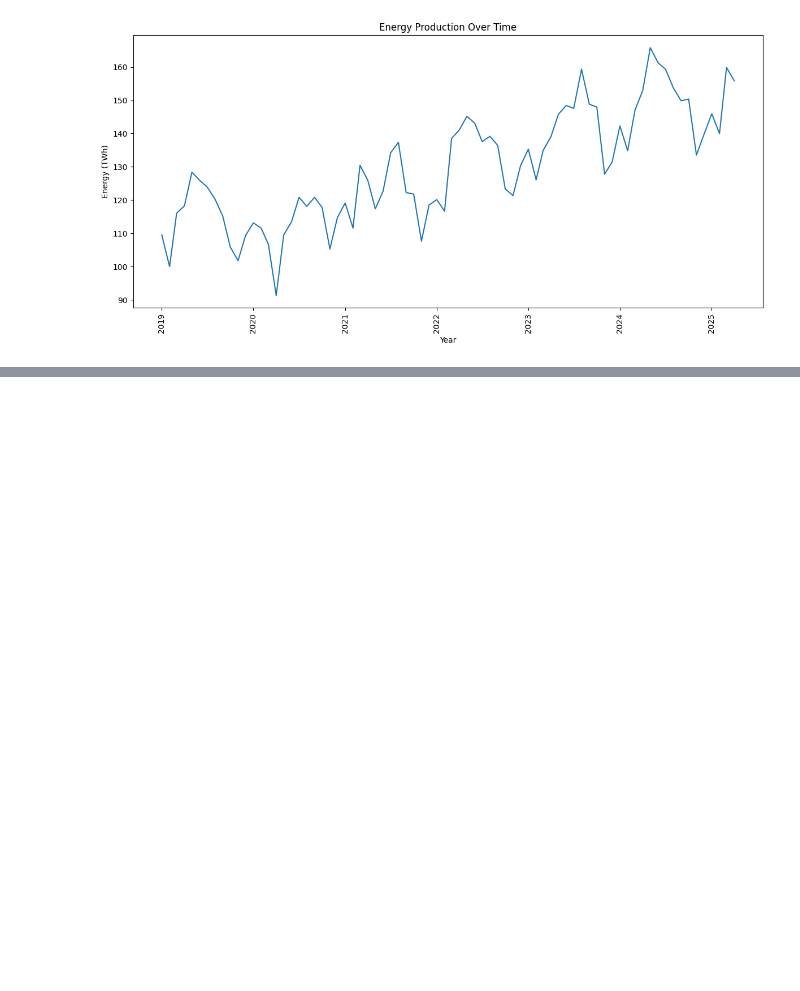
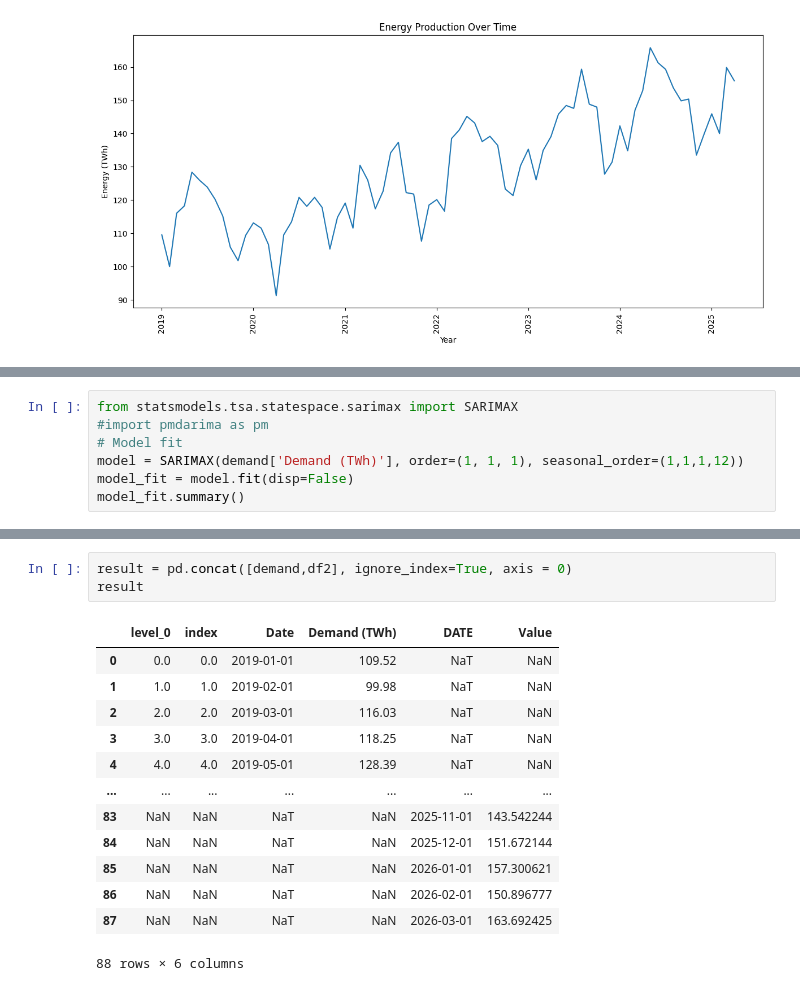
Before and after one commit to Stormbreaker06/Electricity-Demand-Time-Series-Analysis, a Jupyter notebook: dataset.ipynb, the cells around one changed output, grey strips where cells are left out. Saved outputs shown, nothing was run; the diff lists cells and outputs as text; blank space fills up the shorter version.

```diff
--- a/dataset.ipynb
+++ b/dataset.ipynb
@@ -67,0 +118,7 @@ plt.show()
+# %%
+from statsmodels.tsa.statespace.sarimax import SARIMAX
+#import pmdarima as pm
+# Model fit
+model = SARIMAX(demand['Demand (TWh)'], order=(1, 1, 1), seasonal_order=(1,1,1,12))
+model_fit = model.fit(disp=False)
+model_fit.summary()
@@ -67,0 +225,17 @@ plt.show()
+# %%
+result = pd.concat([demand,df2], ignore_index=True, axis = 0)
+result
+# %% [output]
+|  | level_0 | index | Date | Demand (TWh) | DATE | Value |
+| 0 | 0.0 | 0.0 | 2019-01-01 | 109.52 | NaT | NaN |
+| 1 | 1.0 | 1.0 | 2019-02-01 | 99.98 | NaT | NaN |
+| 2 | 2.0 | 2.0 | 2019-03-01 | 116.03 | NaT | NaN |
+| 3 | 3.0 | 3.0 | 2019-04-01 | 118.25 | NaT | NaN |
+| 4 | 4.0 | 4.0 | 2019-05-01 | 128.39 | NaT | NaN |
+| ... | ... | ... | ... | ... | ... | ... |
+| 83 | NaN | NaN | NaT | NaN | 2025-11-01 | 143.542244 |
+| 84 | NaN | NaN | NaT | NaN | 2025-12-01 | 151.672144 |
+| 85 | NaN | NaN | NaT | NaN | 2026-01-01 | 157.300621 |
+| 86 | NaN | NaN | NaT | NaN | 2026-02-01 | 150.896777 |
+| 87 | NaN | NaN | NaT | NaN | 2026-03-01 | 163.692425 |
+88 rows × 6 columns
```
Also changed, not shown: parts of 13 cells of this notebook.
